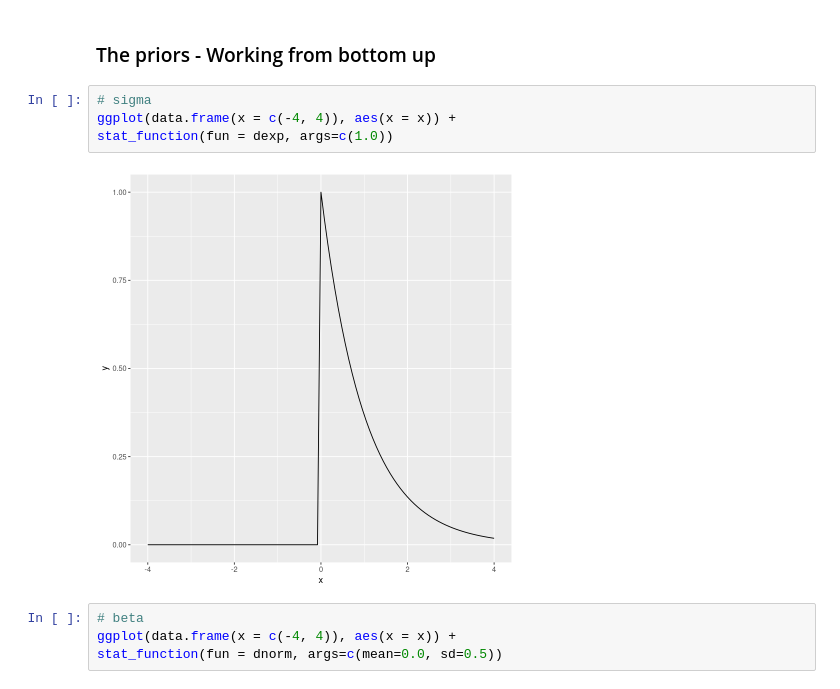
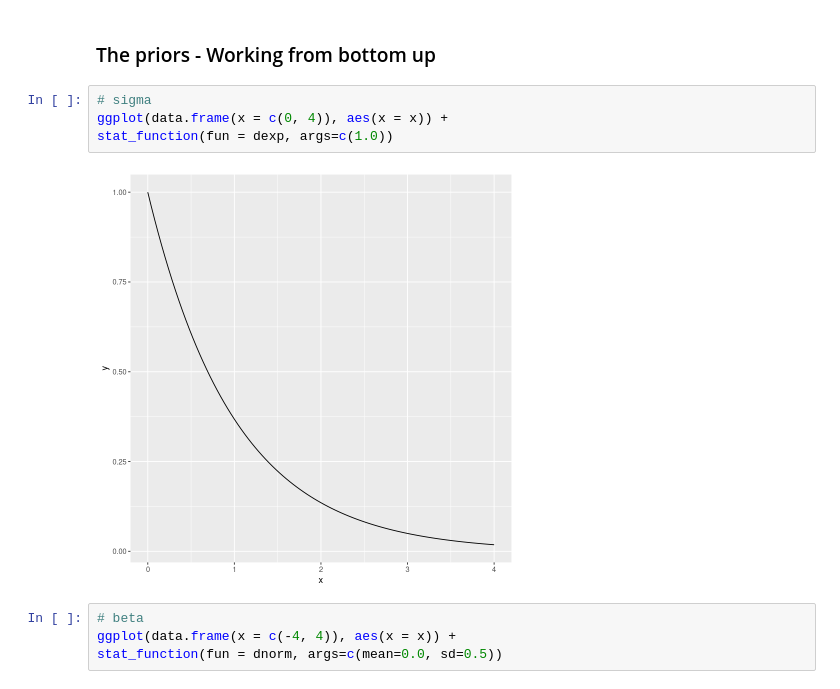
Before and after one commit to DMacGillivray/statistical-rethinking, a Jupyter notebook: r-notebooks/chapter-5.ipynb, the cells around one changed output. Drawn from its saved outputs; the diff is of its cells as text.

```diff
--- a/r-notebooks/chapter-5.ipynb
+++ b/r-notebooks/chapter-5.ipynb
@@ -133,10 +142,10 @@ grid()
 ### The priors - Working from bottom up
 # %%
 # sigma
-ggplot(data.frame(x = c(-4, 4)), aes(x = x)) +
+ggplot(data.frame(x = c(0, 4)), aes(x = x)) +
 stat_function(fun = dexp, args=c(1.0))
 # %% [output]
-[figure, old version]
+[figure, new version]
 # %%
 # beta
 ggplot(data.frame(x = c(-4, 4)), aes(x = x)) +
```
Also changed, not shown: parts of 43 cells of this notebook, 3 other files.
